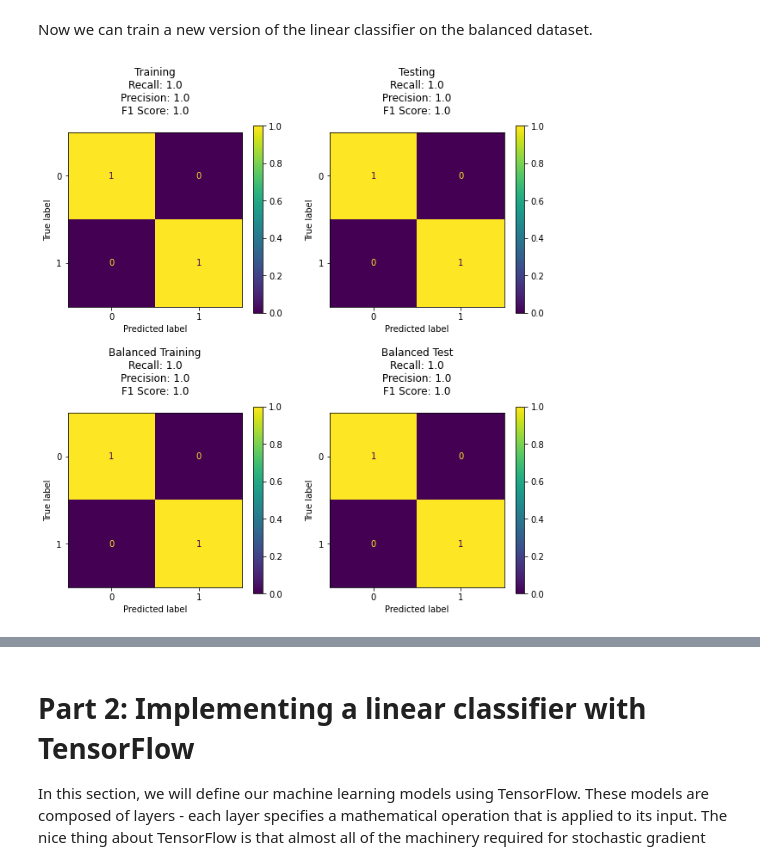
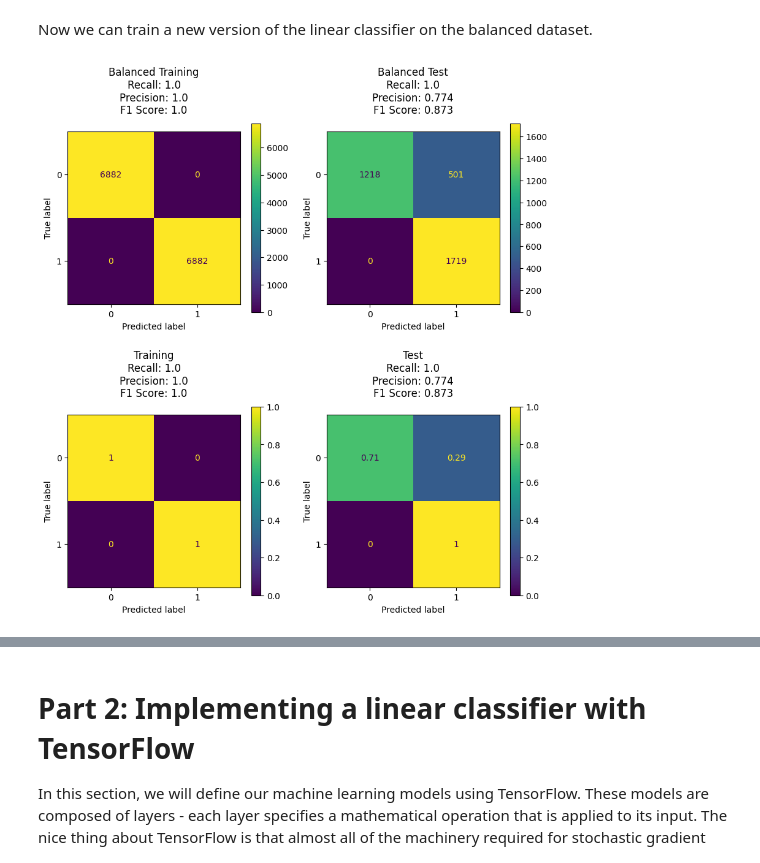
Before and after one commit to dlmbl/intro_ml, a Jupyter notebook: solution-1.ipynb, the cells around one changed output, grey strips where cells are left out. Cells and saved outputs as stored; diff of their text form; code cells hidden in the pictures.

Commit message:
Update exercise and solution notebook after fixing the class balance order

```diff
--- a/solution-1.ipynb
+++ b/solution-1.ipynb
@@ -616,20 +635,22 @@ loss = lc_bl.fit(X_train_bl, y_train_bl, n_epochs=32, batch_size=16)
 # %%
 # Generate predictions and metrics for training data
 y_pred = lc_bl.predict(X_train_bl)
 y_pred = np.argmax(y_pred, axis=-1)
-train_metrics_bl = benchmark_performance(y_train_bl, y_pred)
+train_metrics_bl = benchmark_performance(y_train_bl, y_pred, cm_norm=None)
+train_metrics_bl_norm = benchmark_performance(y_train_bl, y_pred)
 
 # Generate predictions and metrics for test data
 y_pred = lc_bl.predict(X_test_bl)
 y_pred = np.argmax(y_pred, axis=-1)
-test_metrics_bl = benchmark_performance(y_test_bl, y_pred)
+test_metrics_bl = benchmark_performance(y_test_bl, y_pred, cm_norm=None)
+test_metrics_bl_norm = benchmark_performance(y_test_bl, y_pred)
 
 fig, ax = plt.subplots(2, 2, figsize=(10, 10))
 
-plot_metrics(train_metrics, 'Training', ax[0, 0])
-plot_metrics(test_metrics, 'Testing', ax[0, 1])
-plot_metrics(train_metrics_bl, 'Balanced Training', ax[1, 0])
-plot_metrics(test_metrics_bl, 'Balanced Test', ax[1, 1])
+plot_metrics(train_metrics_bl, 'Balanced Training', ax[0, 0])
+plot_metrics(test_metrics_bl, 'Balanced Test', ax[0, 1])
+plot_metrics(train_metrics_bl_norm, 'Training', ax[1, 0])
+plot_metrics(test_metrics_bl_norm, 'Test', ax[1, 1])
 plt.subplots_adjust(hspace=0.5)
 # %% [output]
-[figure, old version]
+[figure, new version]
```
Also changed, not shown: parts of 23 cells of this notebook, 1 other file.
